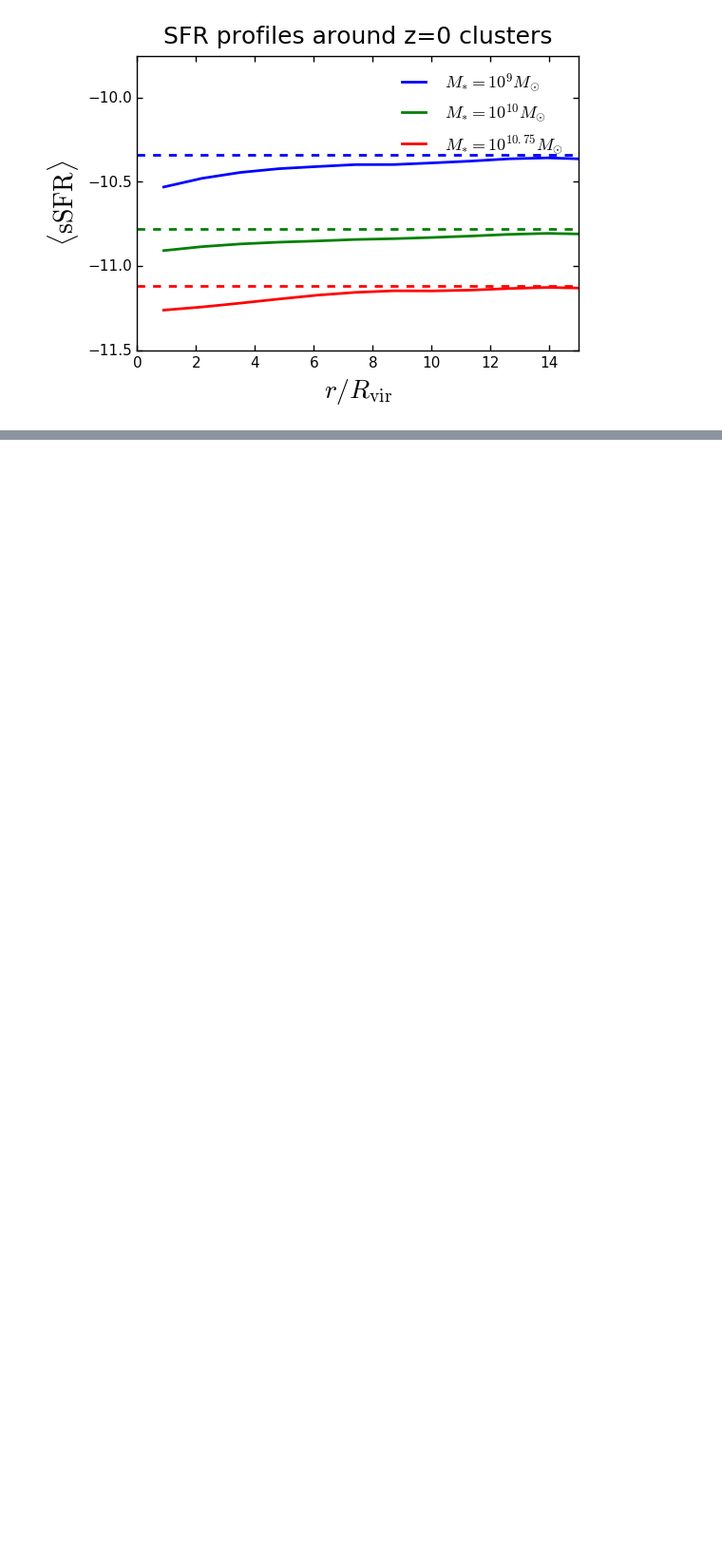
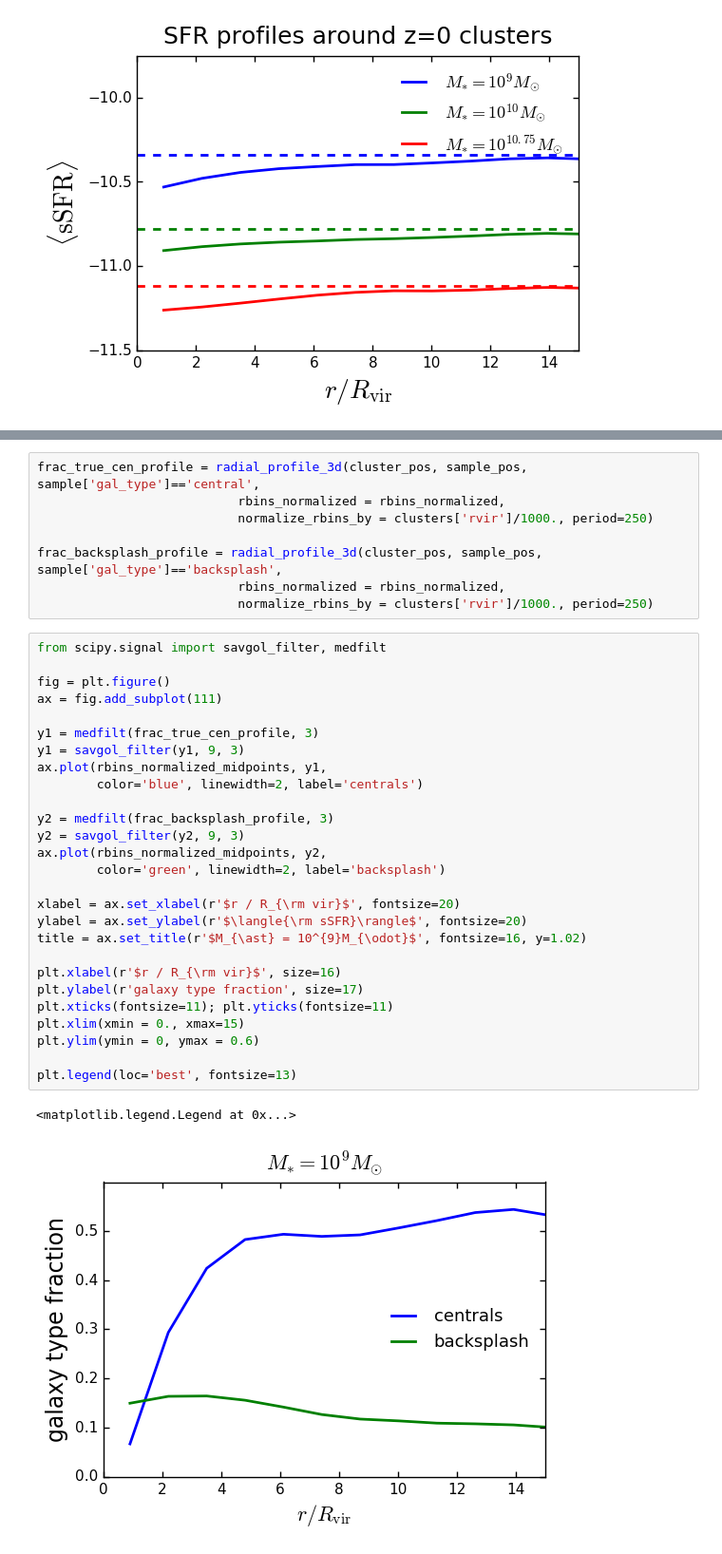
Before and after one commit to aphearin/time_evolving_cam_utils, a Jupyter notebook: cluster_profiles.ipynb, the cells around one changed output, grey strips where cells are left out. Shown at 95% size. Saved outputs shown, nothing was run; the diff lists cells and outputs as text; blank space fills up the shorter version.

```diff
--- a/cluster_profiles.ipynb
+++ b/cluster_profiles.ipynb
@@ -136,0 +242,38 @@ clusters['rvir'].min()
+# %%
+frac_true_cen_profile = radial_profile_3d(cluster_pos, sample_pos, sample['gal_type']=='central',
+                           rbins_normalized = rbins_normalized,
+                           normalize_rbins_by = clusters['rvir']/1000., period=250)
+
+frac_backsplash_profile = radial_profile_3d(cluster_pos, sample_pos, sample['gal_type']=='backsplash',
+                           rbins_normalized = rbins_normalized,
+                           normalize_rbins_by = clusters['rvir']/1000., period=250)
+# %%
+from scipy.signal import savgol_filter, medfilt
+
+fig = plt.figure()
+ax = fig.add_subplot(111)
+
+y1 = medfilt(frac_true_cen_profile, 3)
+y1 = savgol_filter(y1, 9, 3)
+ax.plot(rbins_normalized_midpoints, y1,
+        color='blue', linewidth=2, label='centrals')
+
+y2 = medfilt(frac_backsplash_profile, 3)
+y2 = savgol_filter(y2, 9, 3)
+ax.plot(rbins_normalized_midpoints, y2,
+        color='green', linewidth=2, label='backsplash')
+
+xlabel = ax.set_xlabel(r'$r / R_{\rm vir}$', fontsize=20)
+ylabel = ax.set_ylabel(r'$\langle{\rm sSFR}\rangle$', fontsize=20)
+title = ax.set_title(r'$M_{\ast} = 10^{9}M_{\odot}$', fontsize=16, y=1.02)
+
+plt.xlabel(r'$r / R_{\rm vir}$', size=16)
+plt.ylabel(r'galaxy type fraction', size=17)
+plt.xticks(fontsize=11); plt.yticks(fontsize=11)
+plt.xlim(xmin = 0., xmax=15)
+plt.ylim(ymin = 0, ymax = 0.6)
+
+plt.legend(loc='best', fontsize=13)
+# %% [output]
+<matplotlib.legend.Legend at 0x...>
+[figure, added]
```
Also changed, not shown: parts of 9 cells of this notebook, 2 other files.
